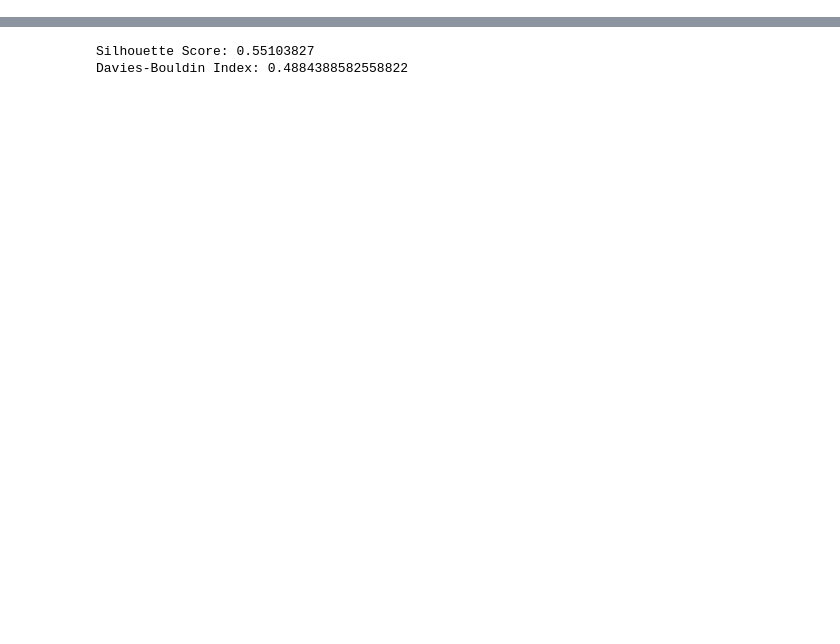
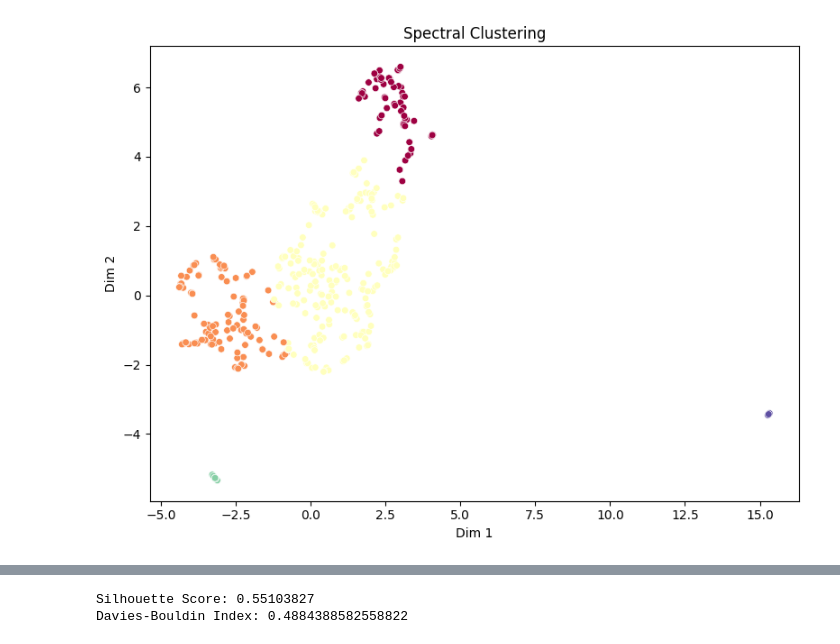
Before and after one commit to Ash100/Minor, a Jupyter notebook: Embeddings_ESM2.ipynb, the cells around one changed output, grey strips where cells are left out. Cells and saved outputs as stored; diff of their text form; code cells hidden in the pictures; blank space fills up the shorter version.

```diff
--- a/Embeddings_ESM2.ipynb
+++ b/Embeddings_ESM2.ipynb
@@ -44,3 +156,22 @@ X_umap = reducer.fit_transform(X)
+# %%
+#@title Visualize Best Result
+import matplotlib.pyplot as plt
+import seaborn as sns
+
+def plot_clusters(X, labels, title="Clustering Result"):
+    plt.figure(figsize=(8,6))
+    sns.scatterplot(x=X[:,0], y=X[:,1], hue=labels, palette="Spectral", s=30, legend=False)
+    plt.title(title)
+    plt.xlabel("Dim 1")
+    plt.ylabel("Dim 2")
+    plt.tight_layout()
+    plt.show()
+
+# Example: visualize best method
+best_method = df_results["Silhouette"].idxmax()
+plot_clusters(X_reduced, labels_dict[best_method], title=f"{best_method} Clustering")
+# %% [output]
+[figure, added]
 # %%
 #@title Clustering (HDBSCAN)
 import hdbscan
```
Also changed, not shown: parts of 23 cells of this notebook.
